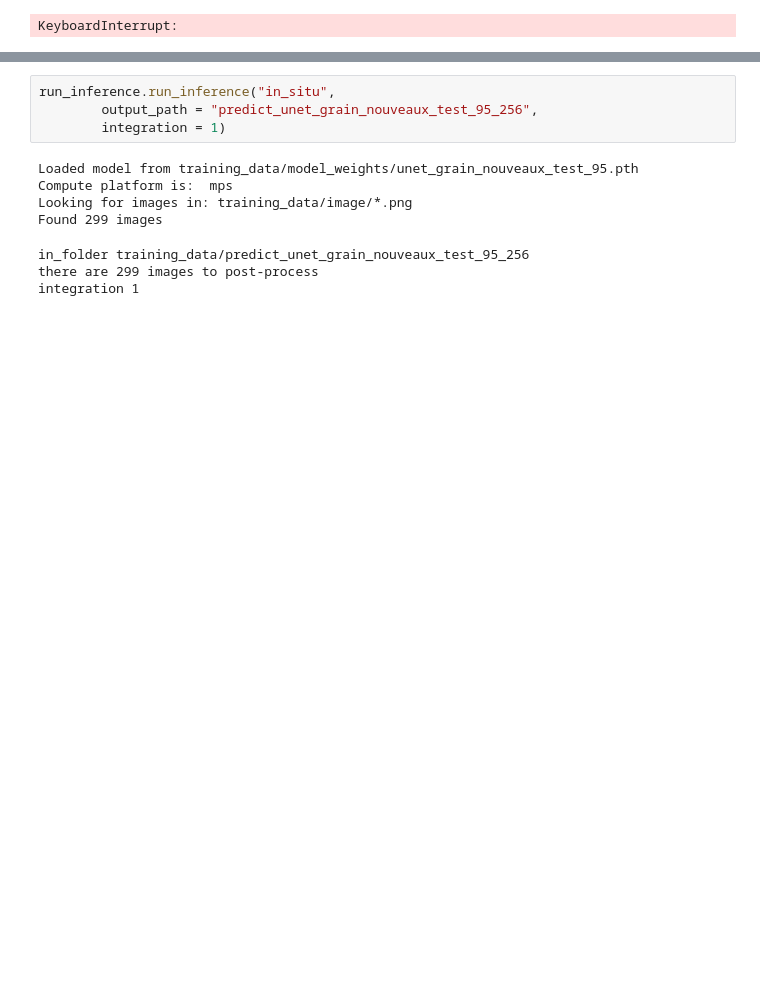
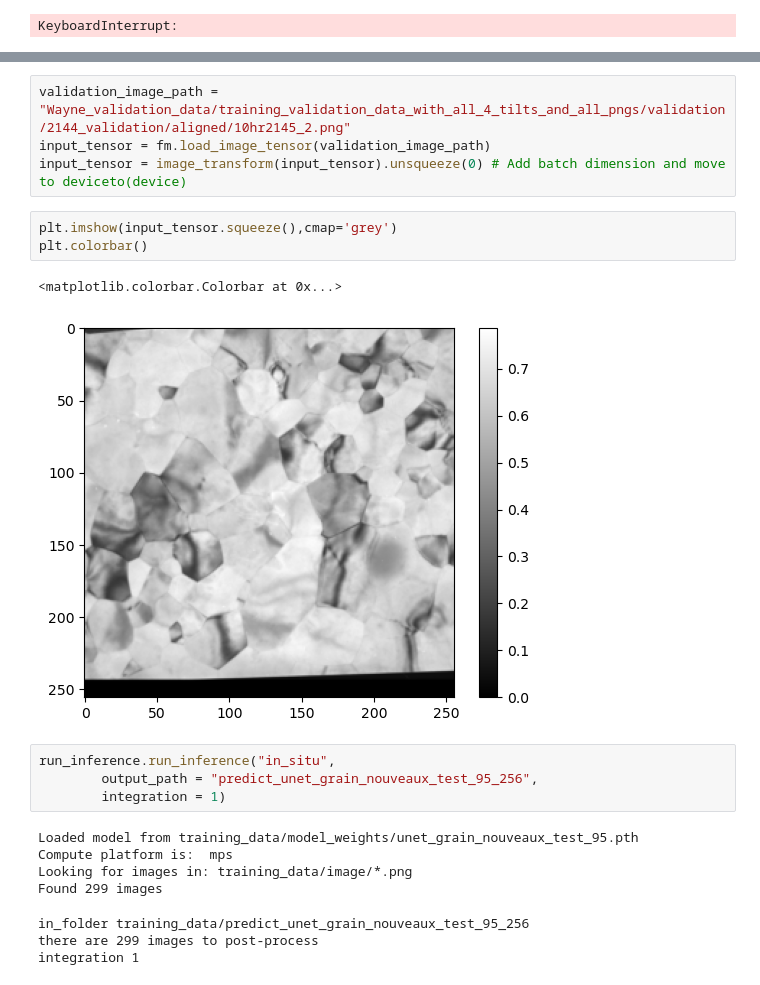
Before and after one commit to JGoddy/grain_unet, a Jupyter notebook: UNET.ipynb, the cells around one changed output, grey strips where cells are left out. Cells and saved outputs as stored; diff of their text form; blank space fills up the shorter version.

```diff
--- a/UNET.ipynb
+++ b/UNET.ipynb
@@ -573,3 +641,13 @@ KeyboardInterrupt:
+# %%
+validation_image_path = "Wayne_validation_data/training_validation_data_with_all_4_tilts_and_all_pngs/validation/2144_validation/aligned/10hr2145_2.png"
+input_tensor = fm.load_image_tensor(validation_image_path)
+input_tensor = image_transform(input_tensor).unsqueeze(0) # Add batch dimension and move to deviceto(device)
+# %%
+plt.imshow(input_tensor.squeeze(),cmap='grey')
+plt.colorbar()
+# %% [output]
+<matplotlib.colorbar.Colorbar at 0x...>
+[figure, added]
 # %%
 run_inference.run_inference("in_situ",
         output_path = "predict_unet_grain_nouveaux_test_95_256",
```
Also changed, not shown: parts of 11 cells of this notebook, 1 other file.
